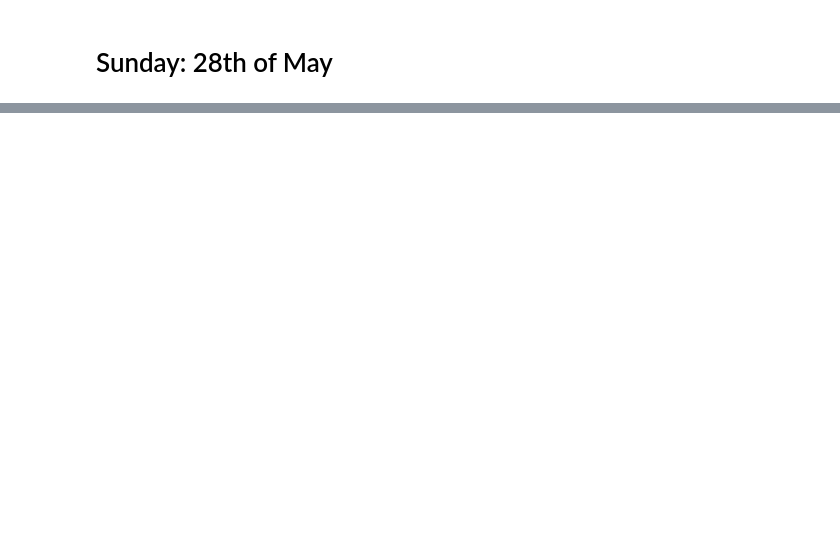
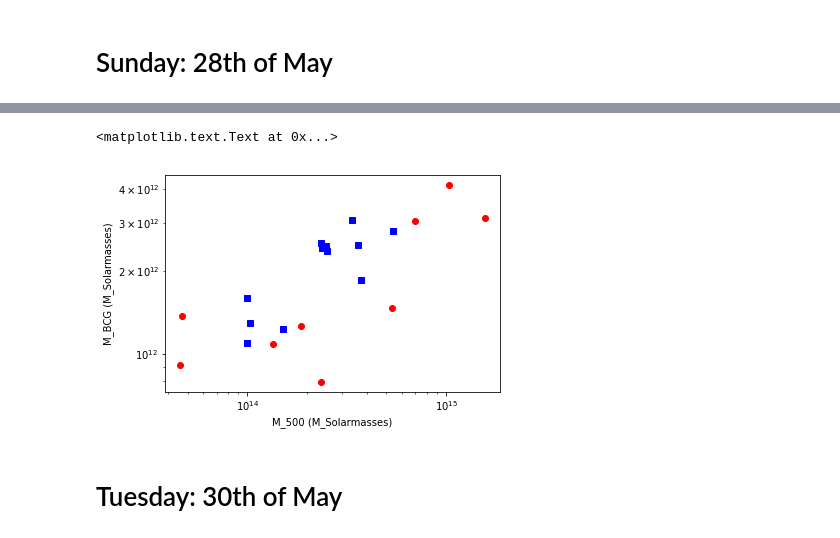
Before and after one commit to moustakas/siena-astrophysics, a Jupyter notebook: summer2017/ghadeer/jojoS2017.ipynb, the cells around one changed output, grey strips where cells are left out. Drawn from its saved outputs; the diff is of its cells as text; code cells hidden in the pictures; blank space fills up the shorter version.

```diff
--- a/summer2017/ghadeer/jojoS2017.ipynb
+++ b/summer2017/ghadeer/jojoS2017.ipynb
@@ -142,0 +158,19 @@ plt.plot(leftHalo1, leftHalo1*coefficients[0] + coefficients[1], 'b')
+# %%
+fig, ax = plt.subplots()
+
+ax.plot(x, y,'ro')
+ax.plot(xg, yg,'bs')
+
+ax.set_xscale('log')
+ax.set_yscale('log')
+
+ax.set_xlabel('M_500 (M_Solarmasses)')
+ax.set_ylabel('M_BCG (M_Solarmasses)')
+
+#ax.set_xlim(2e13, 2e15)
+#ax.set_ylim(5e10, 2e13)
+# %% [output]
+<matplotlib.text.Text at 0x...>
+[figure, added]
+# %% [markdown]
+# Tuesday: 30th of May
```
Also changed, not shown: parts of 28 cells of this notebook.
